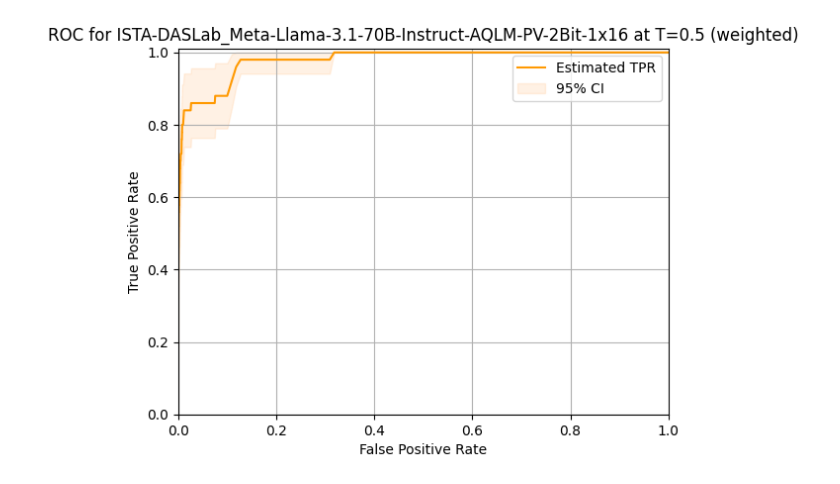
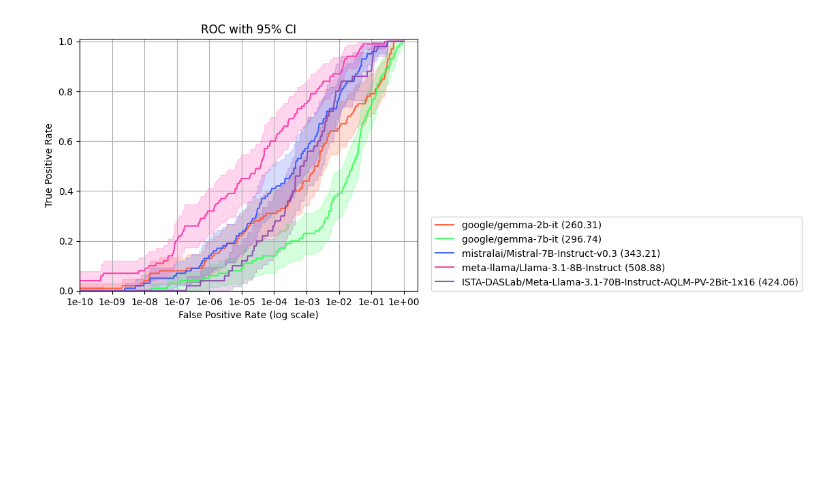
Before and after one commit to JackBlake-zkq/synthid-text, a Jupyter notebook: notebooks/roc_curves.ipynb, the cells around one changed output. Saved outputs shown, nothing was run; the diff lists cells and outputs as text; code cells hidden in the pictures; blank space fills up the shorter version.

Commit message:
update graphs

```diff
--- a/notebooks/roc_curves.ipynb
+++ b/notebooks/roc_curves.ipynb
@@ -15,11 +22,10 @@ ROC_SEGMENTS = 5
 # %%
-F_MODEL_NAME = MODEL_NAME.replace("/", "_")
+F_MODEL_NAMES =  [name.replace("/", "_") for name in MODEL_NAMES]
 frequentist_score = frequentist_score if not USE_WEIGHTED else weighted_frequentist_score
 WM_STR = "wm" if IS_WATERMARKED else "uwm"
 WM_SUFFIX = " (unwatermarked)" if not IS_WATERMARKED else ""
-WEIGHTED_SUFFIX = " (weighted)" if USE_WEIGHTED else " (unweighted)"
+WEIGHTED_SUFFIX = "" if USE_WEIGHTED else " (unweighted)"
 # %%
-padded_eli5_g_values = torch.load(f"../frequentist_experiment_data/eli5_g_values_{F_MODEL_NAME}_t={TEMPERATURE}_{WM_STR}.pt", map_location=torch.device('cpu'))
-padded_eli5_combined_mask = torch.load(f"../frequentist_experiment_data/eli5_combined_mask_{F_MODEL_NAME}_t={TEMPERATURE}_{WM_STR}.pt", map_location=torch.device('cpu'))
-eli5_perplexities = torch.load(f"../frequentist_experiment_data/eli5_perplexities_{F_MODEL_NAME}_t={TEMPERATURE}_{WM_STR}.pt", map_location=torch.device('cpu'))
+padded_eli5_g_values = [torch.load(f"../frequentist_experiment_data/eli5_g_values_{F_MODEL_NAME}_t={TEMPERATURE}_{WM_STR}.pt", map_location=torch.device('cpu')) for F_MODEL_NAME in F_MODEL_NAMES]
+padded_eli5_combined_mask = [torch.load(f"../frequentist_experiment_data/eli5_combined_mask_{F_MODEL_NAME}_t={TEMPERATURE}_{WM_STR}.pt", map_location=torch.device('cpu')) for F_MODEL_NAME in F_MODEL_NAMES]
 # %%
@@ -35,57 +34,58 @@ torch.exp(torch.tensor(np.sum(eli5_perplexities)) / len(padded_eli5_g_values)).i
 # %%
 # ROC Curve
 def ROC(freq_scores, title_suffix="", log_scale=False):
-    # Given parameters
-    segment_bounds = [1 / 10**(ROC_SEGMENTS -i) for i in range(ROC_SEGMENTS)] + [1]
-    segments = [np.linspace(segment_bounds[i], segment_bounds[i + 1], 100) for i in range(ROC_SEGMENTS)]
-    fprs = np.stack(segments).flatten()
+    for i in range(len(MODEL_NAMES)):
+        # Given parameters
+        segment_bounds = [1 / 10**(ROC_SEGMENTS -i) for i in range(ROC_SEGMENTS)] + [1]
+        segments = [np.linspace(segment_bounds[i], segment_bounds[i + 1], 100) for i in range(ROC_SEGMENTS)]
+        fprs = np.stack(segments).flatten()
 
 
-    # Compute TPR as proportion of samples that meet criterion at each FPR threshold
-    tprs = np.array([
-        np.sum(-freq_scores <= fpr) / len(freq_scores)
-        for fpr in fprs
-    ])
+        # Compute TPR as proportion of samples that meet criterion at each FPR threshold
+        tprs = np.array([
+            np.sum(-freq_scores[i] <= fpr) / len(freq_scores[i])
+            for fpr in fprs
+        ])
 
-    # Sample size
-    n = len(freq_scores)
-    z = norm.ppf(0.975)  # ~1.96 for 95% CI
+        # Sample size
+        n = len(freq_scores[i])
+        z = norm.ppf(0.975)  # ~1.96 for 95% CI
 
-    # Compute standard error for each TPR
-    se = np.sqrt((tprs * (1 - tprs)) / n)
+        # Compute standard error for each TPR
+        se = np.sqrt((tprs * (1 - tprs)) / n)
 
-    # Compute 95% confidence intervals
-    tprs_lower = tprs - z * se
-    tprs_upper = tprs + z * se
+        # Compute 95% confidence intervals
+        tprs_lower = tprs - z * se
+        tprs_upper = tprs + z * se
 
-    # Bound the intervals between 0 and 1
-    tprs_lower = np.clip(tprs_lower, 0, 1)
-    tprs_upper = np.clip(tprs_upper, 0, 1)
+        # Bound the intervals between 0 and 1
+        tprs_lower = np.clip(tprs_lower, 0, 1)
+        tprs_upper = np.clip(tprs_upper, 0, 1)
 
-    # Plot
-    if log_scale:
-        fprs = np.log(fprs)
-    plt.plot(fprs, tprs, label='Estimated TPR', color='#ff9900')
-    plt.fill_between(fprs, tprs_lower, tprs_upper, color='#ffbb78', alpha=0.2, label='95% CI')
-    plt.title(f"ROC for {MODEL_NAME} at T={TEMPERATURE}{title_suffix}" + WM_SUFFIX + WEIGHTED_SUFFIX)
+        # Plot
+        if log_scale:
+            fprs = np.log(fprs)
+        plt.plot(fprs, tprs, label=MODEL_NAMES[i] + f" ({avg_seq_lens[i]})" if len(freq_scores[i]) != ROC_TOKEN_LIMIT else "", color=COLORS[i], alpha=0.9)
+        plt.fill_between(fprs, tprs_lower, tprs_upper, color=COLORS[i], alpha=0.2)
+    plt.title(f"ROC with 95% CI{title_suffix}" + WM_SUFFIX + WEIGHTED_SUFFIX)
     plt.xlabel("False Positive Rate" + (" (log scale)" if log_scale else ""))
     plt.ylabel("True Positive Rate")
     plt.ylim(0, 1.01)
     plt.xlim(0, 1.0)
 
     if log_scale:
         plt.xticks(np.log(segment_bounds), [f"{b:.0e}" for b in segment_bounds])
 
 
-    plt.legend()
+    plt.legend(loc=(1.04, 0))
     plt.grid()
 
     plt.show()
 
-eli5_freq_scores = frequentist_score(
-    padded_eli5_g_values.cpu().numpy(),
-    padded_eli5_combined_mask.cpu().numpy()
-)
-ROC(eli5_freq_scores, log_scale=False)
+eli5_freq_scores = [frequentist_score(
+    padded_eli5_g_values[i].cpu().numpy(),
+    padded_eli5_combined_mask[i].cpu().numpy()
+) for i in range(len(MODEL_NAMES))]
+ROC(eli5_freq_scores, log_scale=True)
 # %% [output]
-[figure, old version]
+[figure, new version]
```
Also changed, not shown: parts of 6 cells of this notebook, 1 other file.
